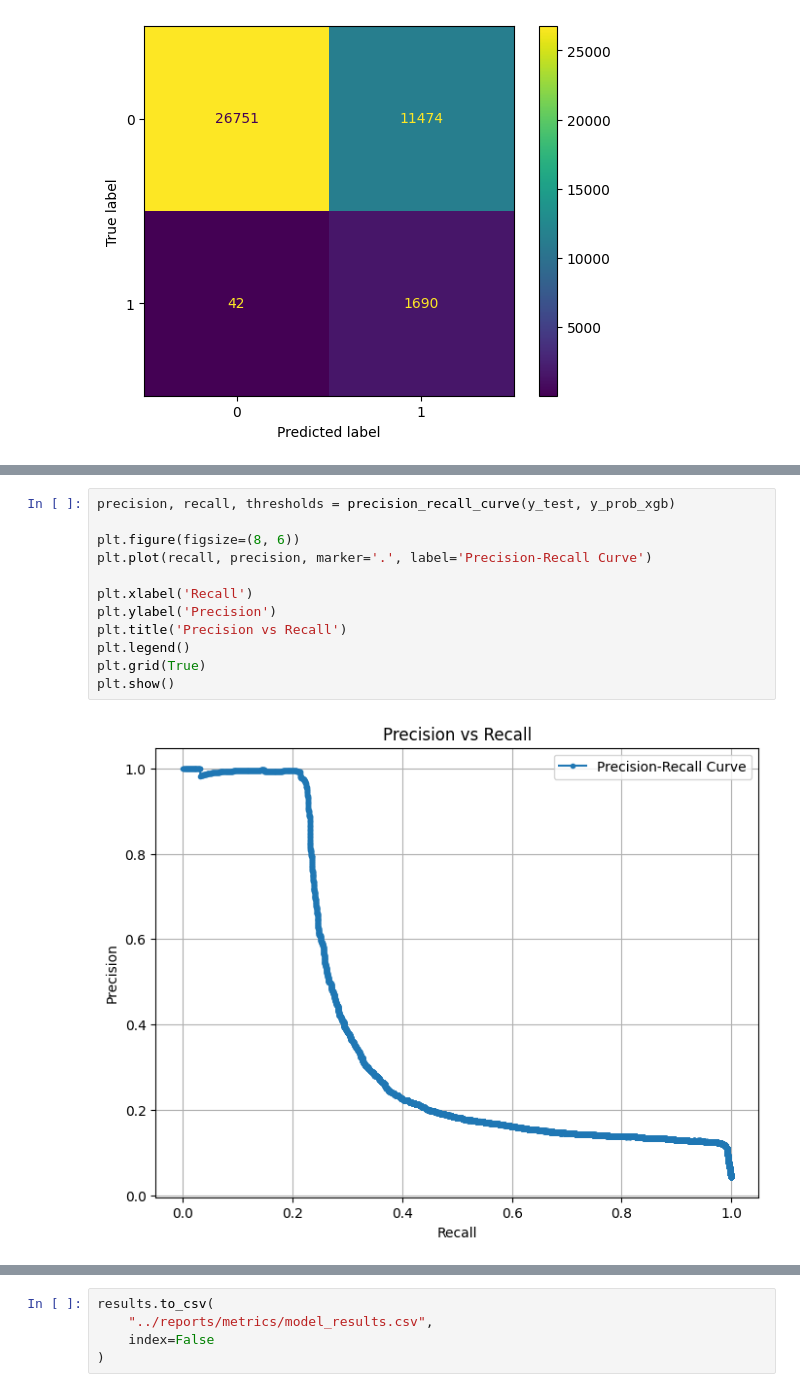
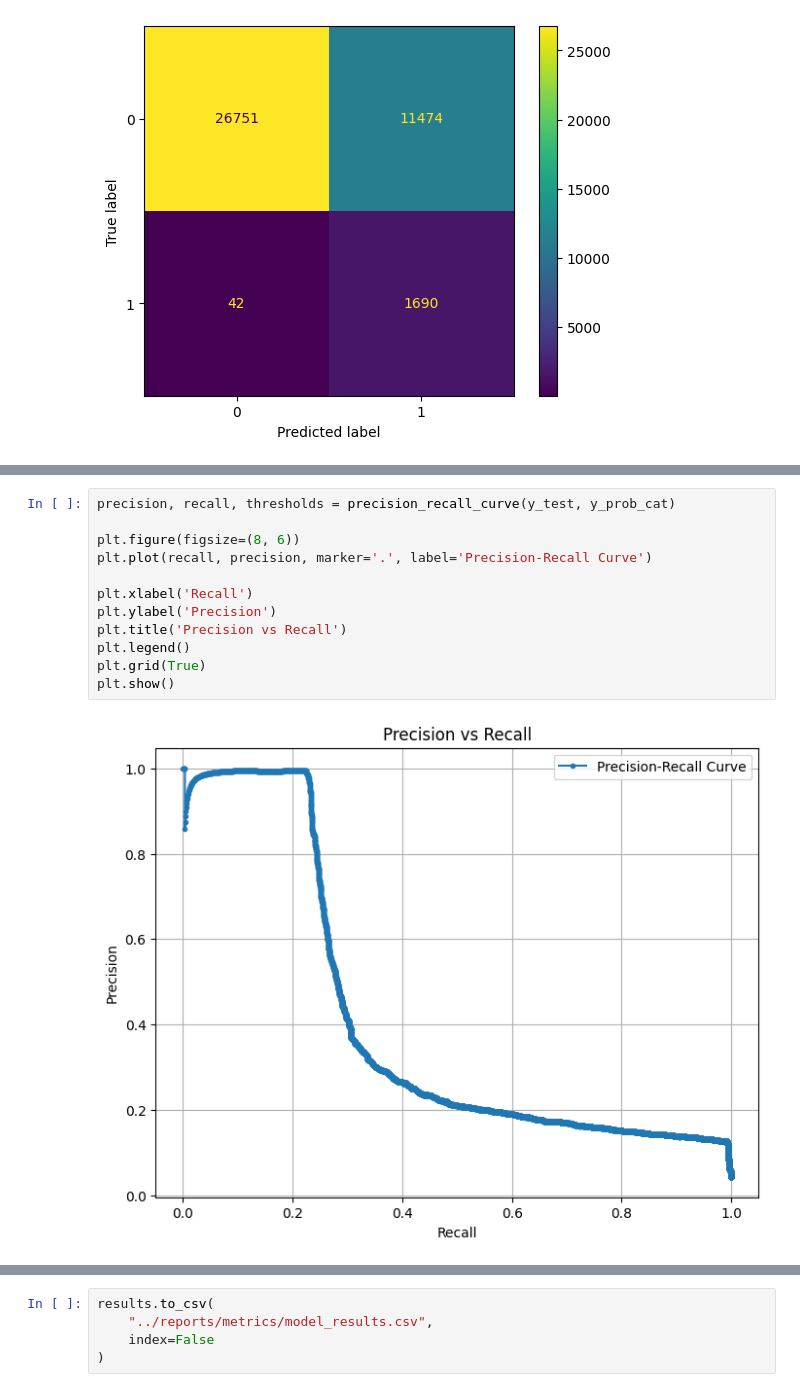
Before and after one commit to AnotherMale/clinical-outcome-prediction, a Jupyter notebook: notebooks/modelTraining.ipynb, the cells around one changed output, grey strips where cells are left out. Saved outputs shown, nothing was run; the diff lists cells and outputs as text.

```diff
--- a/notebooks/modelTraining.ipynb
+++ b/notebooks/modelTraining.ipynb
@@ -452,17 +452,17 @@ RocCurveDisplay.from_predictions(
 # %%
-precision, recall, thresholds = precision_recall_curve(y_test, y_prob_xgb)
+precision, recall, thresholds = precision_recall_curve(y_test, y_prob_cat)
 
 plt.figure(figsize=(8, 6))
 plt.plot(recall, precision, marker='.', label='Precision-Recall Curve')
 
 plt.xlabel('Recall')
 plt.ylabel('Precision')
 plt.title('Precision vs Recall')
 plt.legend()
 plt.grid(True)
 plt.show()
 # %% [output]
-[figure, old version]
+[figure, new version]
 # %%
 joblib.dump(
     xgb_pipeline,
```
Also changed, not shown: parts of 2 cells of this notebook, 7 other files.
